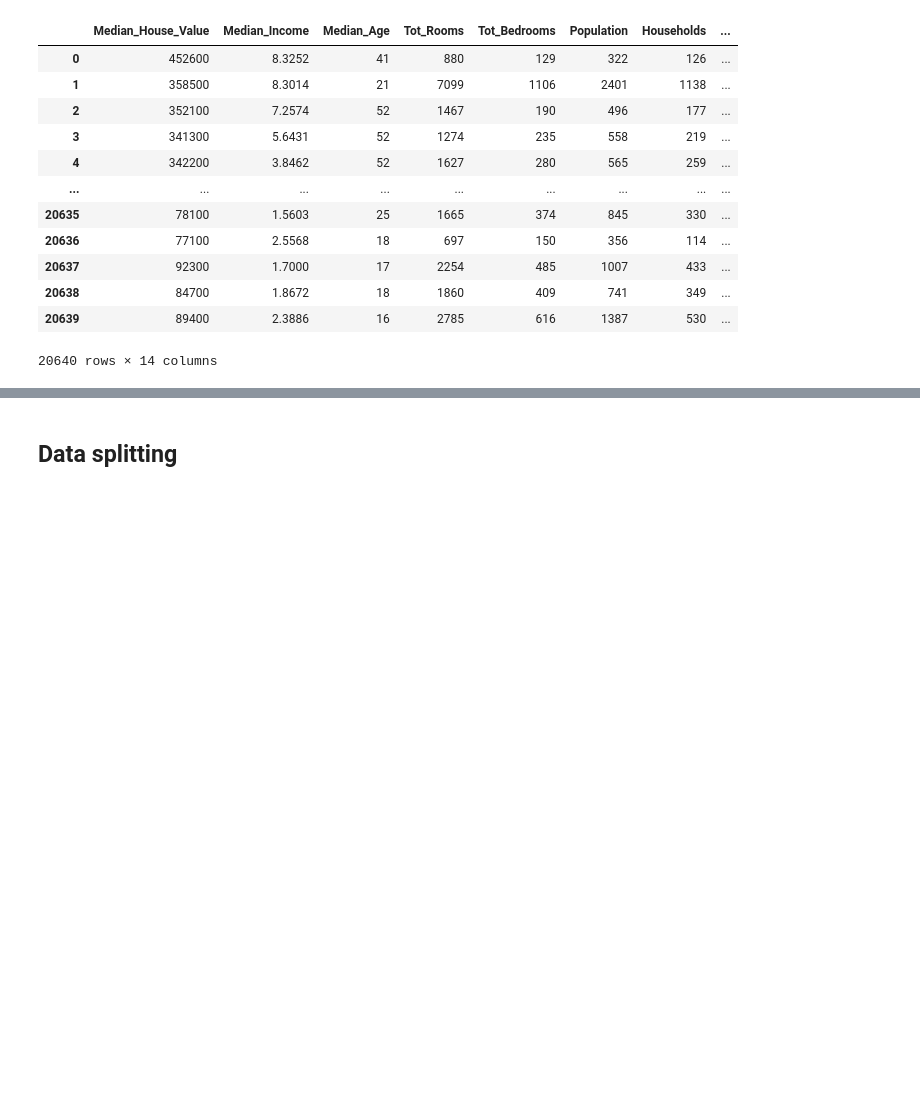
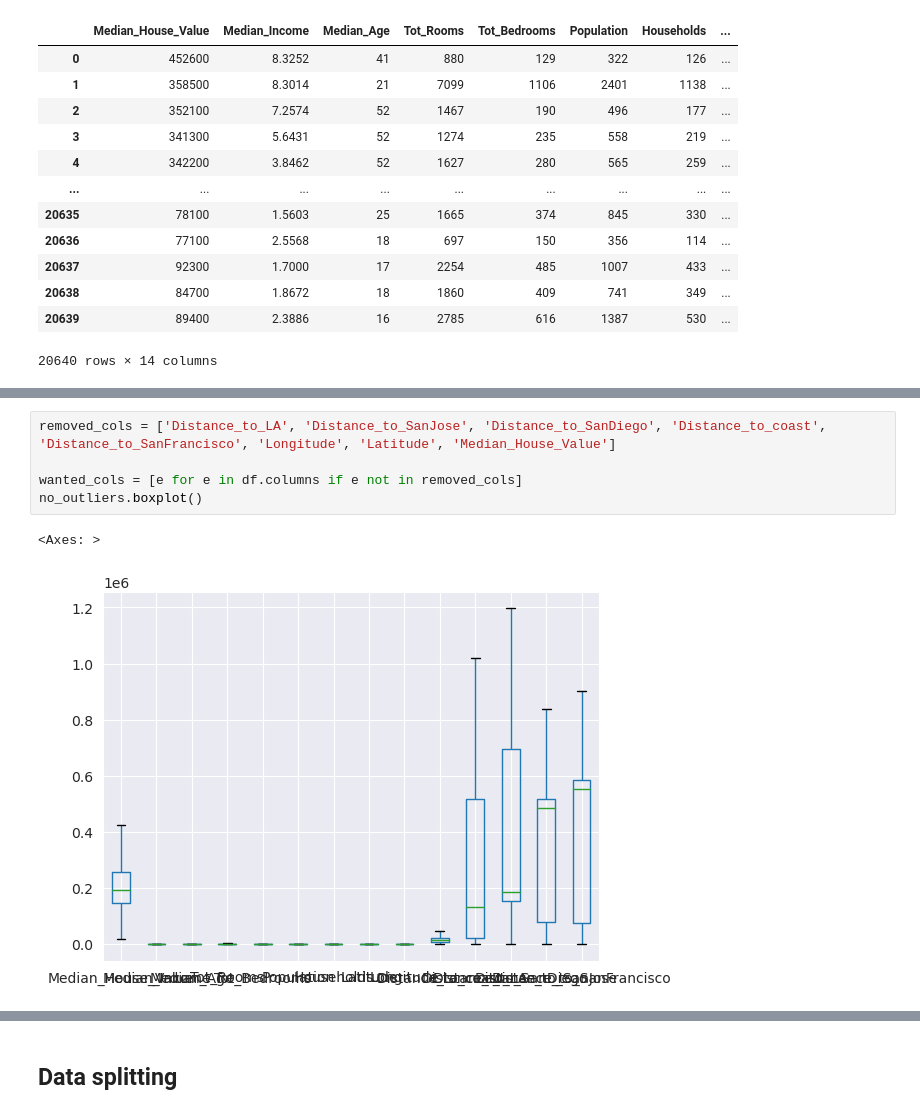
Before and after one commit to 1MR-Joe/ML-proj, a Jupyter notebook: problem2.ipynb, the cells around one changed output, grey strips where cells are left out. Drawn from its saved outputs; the diff is of its cells as text; blank space fills up the shorter version.

```diff
--- a/problem2.ipynb
+++ b/problem2.ipynb
@@ -58,0 +88,8 @@ plt.show()
+# %%
+removed_cols = ['Distance_to_LA', 'Distance_to_SanJose', 'Distance_to_SanDiego', 'Distance_to_coast', 'Distance_to_SanFrancisco', 'Longitude', 'Latitude', 'Median_House_Value']
+
+wanted_cols = [e for e in df.columns if e not in removed_cols]
+no_outliers.boxplot()
+# %% [output]
+<Axes: >
+[figure, added]
```
Also changed, not shown: parts of 11 cells of this notebook.
